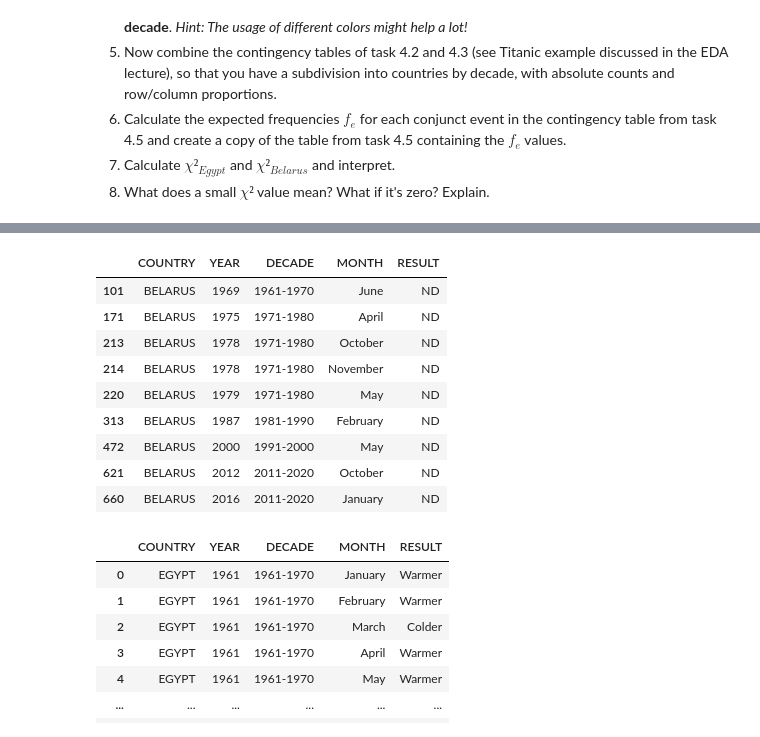
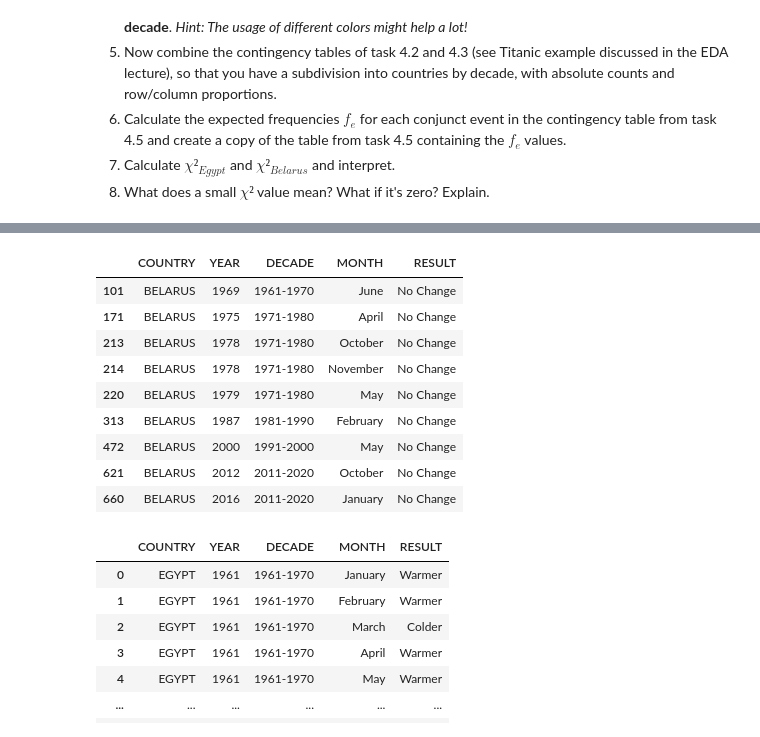
Before and after one commit to aronzek/UHH_research_methods, a Jupyter notebook: RM_A02_Group_E.ipynb, the cells around one changed output, grey strips where cells are left out. Saved outputs shown, nothing was run; the diff lists cells and outputs as text; code cells hidden in the pictures.

```diff
--- a/RM_A02_Group_E.ipynb
+++ b/RM_A02_Group_E.ipynb
@@ -285,7 +299,7 @@ for i in range(60,120):
         elif(df_egypt.loc[i,j] < df_egypt.loc[i-50,j]):
             result.append("Colder")
         elif((df_egypt.loc[i,j] == df_egypt.loc[i-50,j])):
-            result.append("ND")
+            result.append("No Change")
 data = {"COUNTRY":country,"YEAR":year,"DECADE":decades, "MONTH":months,"RESULT":result}
 df_egypt_warmer = pd.DataFrame(data)
 df_41_egypt = df_egypt_warmer
@@ -291,0 +308,20 @@ df_41_egypt = df_egypt_warmer
+# %%
+import calendar
+m=calendar.month_name[1:]
+year = []
+months = m*60
+result = []
+country = ["BELARUS" for i in range(0,720)]
+for i in range(60,120):
+    for j in df_belarus.columns[2:]:
+        #print(i,j)
+        year.append(1901+i)
+        if(df_belarus.loc[i,j] > df_belarus.loc[i-50,j]):
+            result.append("Warmer")
+        elif(df_belarus.loc[i,j] < df_belarus.loc[i-50,j]):
+            result.append("Colder")
+        elif(df_belarus.loc[i,j] == df_belarus.loc[i-50,j]):
+            result.append("No Change")
+data = {"COUNTRY":country,"YEAR":year,"DECADE":decades, "MONTH":months,"RESULT":result}
+df_belarus_warmer = pd.DataFrame(data)
+df_41_belarus = df_belarus_warmer
@@ -368,16 +388,16 @@ df_41_belarus
 # %%
-df_belarus_warmer.query("RESULT=='ND'")
+df_belarus_warmer.query("RESULT=='No Change'")
 # %% [output]
 |  | COUNTRY | YEAR | DECADE | MONTH | RESULT |
-| 101 | BELARUS | 1969 | 1961-1970 | June | ND |
-| 171 | BELARUS | 1975 | 1971-1980 | April | ND |
-| 213 | BELARUS | 1978 | 1971-1980 | October | ND |
-| 214 | BELARUS | 1978 | 1971-1980 | November | ND |
-| 220 | BELARUS | 1979 | 1971-1980 | May | ND |
-| 313 | BELARUS | 1987 | 1981-1990 | February | ND |
-| 472 | BELARUS | 2000 | 1991-2000 | May | ND |
-| 621 | BELARUS | 2012 | 2011-2020 | October | ND |
-| 660 | BELARUS | 2016 | 2011-2020 | January | ND |
+| 101 | BELARUS | 1969 | 1961-1970 | June | No Change |
+| 171 | BELARUS | 1975 | 1971-1980 | April | No Change |
+| 213 | BELARUS | 1978 | 1971-1980 | October | No Change |
+| 214 | BELARUS | 1978 | 1971-1980 | November | No Change |
+| 220 | BELARUS | 1979 | 1971-1980 | May | No Change |
+| 313 | BELARUS | 1987 | 1981-1990 | February | No Change |
+| 472 | BELARUS | 2000 | 1991-2000 | May | No Change |
+| 621 | BELARUS | 2012 | 2011-2020 | October | No Change |
+| 660 | BELARUS | 2016 | 2011-2020 | January | No Change |
 # %%
 df_belarus_warmer.drop([101,171,213,214,220,313,472,621,660],inplace=True)
 # %%
```
Also changed, not shown: parts of 32 cells of this notebook.
